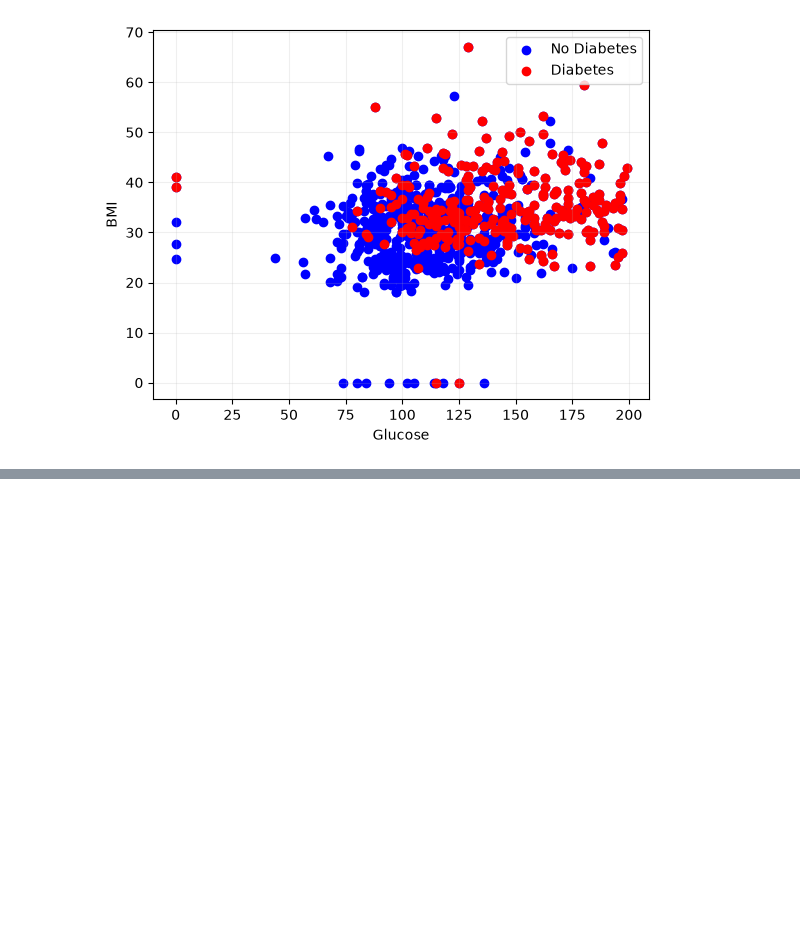
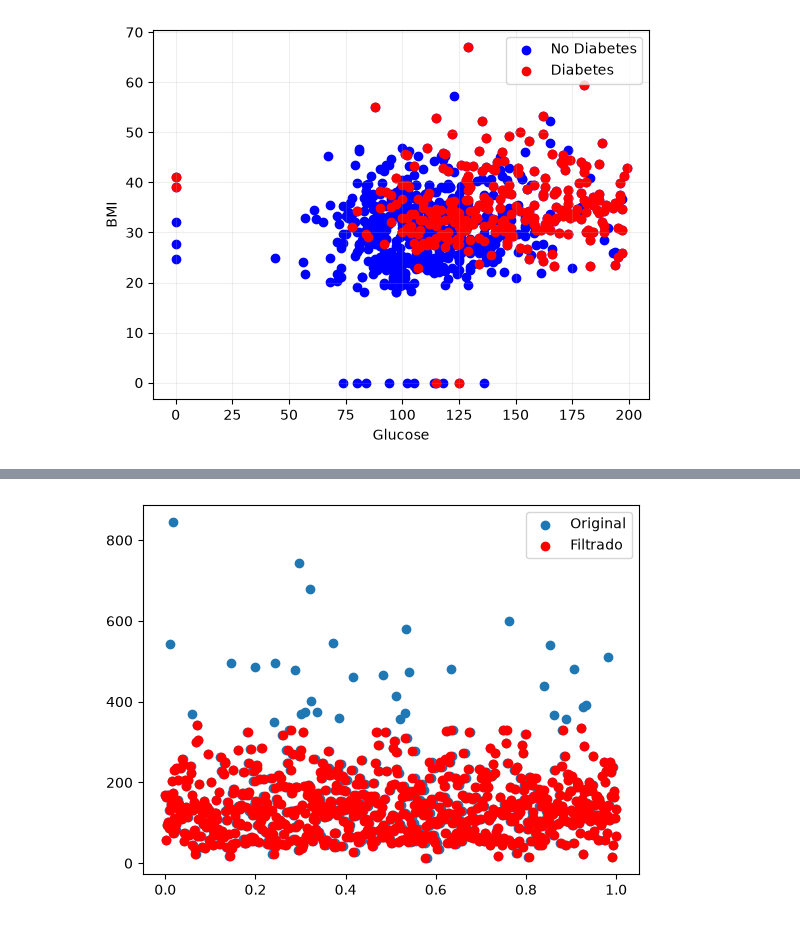
Before and after one commit to dany-echeverria/PIA_PPIA_V2_9201, a Jupyter notebook: AF3_PPIA.ipynb, the cells around one changed output, grey strips where cells are left out. Cells and saved outputs as stored; diff of their text form; code cells hidden in the pictures; blank space fills up the shorter version.

```diff
--- a/AF3_PPIA.ipynb
+++ b/AF3_PPIA.ipynb
@@ -146,0 +146,24 @@ plt.grid(visible=True, alpha=0.3)
+# %%
+# Rango Intercuartilico (IQR)
+Q1 = df['Insulin'].quantile(0.25)
+Q3 = df['Insulin'].quantile(0.75)
+
+IQR = Q3 - Q1
+
+# Limites superior e inferior para outliers
+limLower = Q1 - (1.5 * IQR)
+limUpper = Q3 + (1.5 * IQR)
+
+# Filtramos outliers
+mask = (df['Insulin'] <= limUpper) & (df['Insulin'] >= limLower)
+
+x = np.linspace(0, 1, df['Insulin'].size)
+x2 = np.linspace(0, 1, df[mask]['Insulin'].size)
+
+plt.scatter(x, df['Insulin'], label='Original')
+plt.scatter(x2, df[mask]['Insulin'], c='Red', label='Filtrado')
+plt.legend()
+
+df = df[mask]
+# %% [output]
+[figure, added]
```
Also changed, not shown: parts of 18 cells of this notebook.
